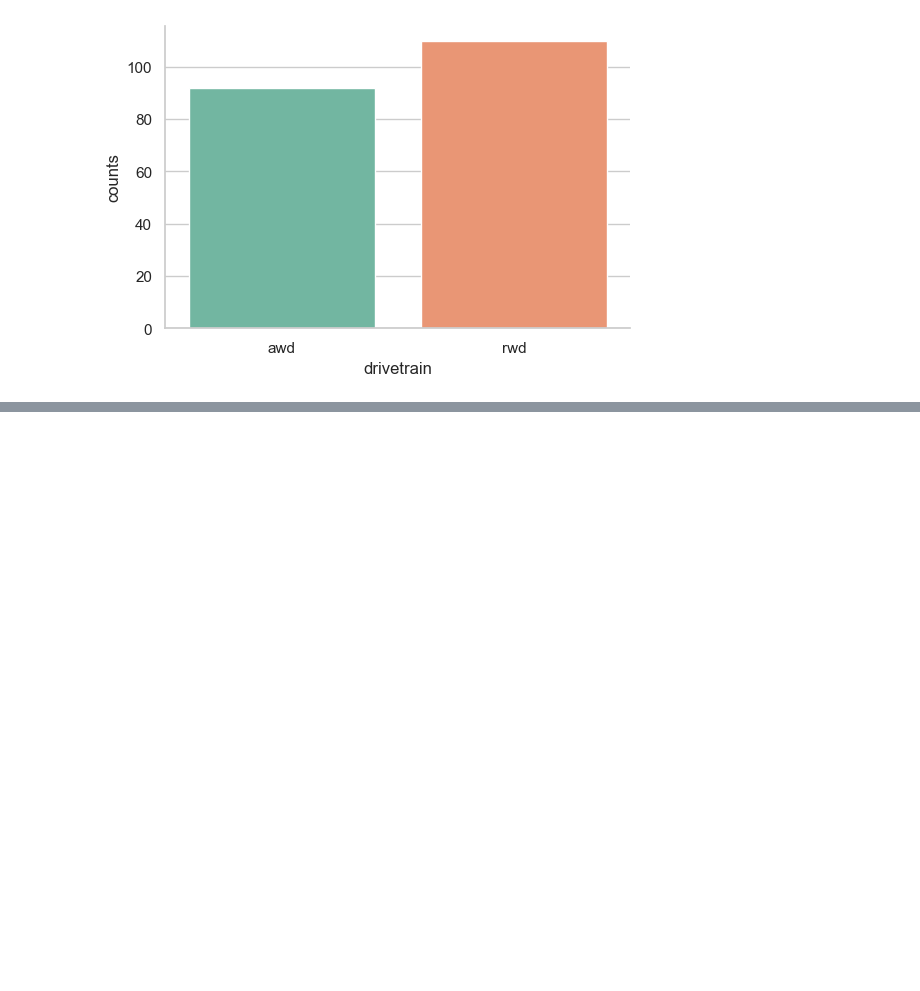
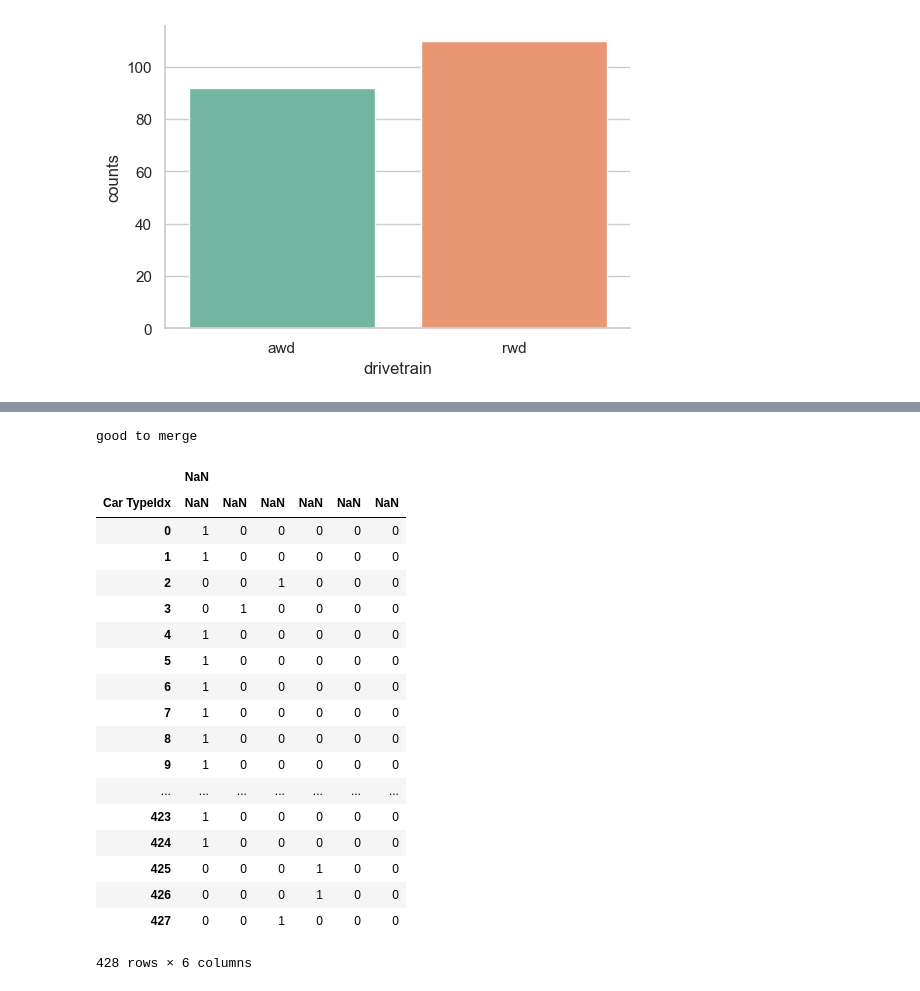
Before and after one commit to emcbride09/Lin_reg_car_data_project, a Jupyter notebook: 2-exploration.ipynb, the cells around one changed output, grey strips where cells are left out. Cells and saved outputs as stored; diff of their text form; code cells hidden in the pictures; blank space fills up the shorter version.

Commit message:
error to function needs multiple indexes

```diff
--- a/2-exploration.ipynb
+++ b/2-exploration.ipynb
@@ -184,3 +182,8 @@ sns.barplot(x="drivetrain", y="counts", data=freq)
 # %% [output]
 <AxesSubplot:xlabel='drivetrain', ylabel='counts'>
 [figure]
+# %%
+columns = car_dict.loc[car_dict.eval("category == 'car_type'"), "variable"]  #extract all of the drivetrain types from the data dictionary & keep the variable only that becomes columns
+data_cartype = extract_subtable(data, columns, label = "Car Type")
+
+data_cartype.head(3)
@@ -186,0 +196,57 @@ sns.barplot(x="drivetrain", y="counts", data=freq)
+# %%
+def extract_subtable(df, columns, label):
+    """Extract a sub-table which have columns labelled with numerical indexes.
+
+    Parameters
+    ----------
+    df : pandas dataframe
+        Input dataframe holding all the columns needed to extract.
+    columns : list of str
+        List of columns labels to read from.
+    label : str, optional
+        Label for the sub-table index.
+
+    Returns
+    -------
+    subdf : pandas dataframe
+        Output dataframe and checks the length against the original data for merging
+        if there is a discrepency investigate and impute
+    """
+    subdf = data[columns].copy(deep=True) # copy and keep
+    columns_noindex = subdf.columns.str.extract(r'([a-zA-Z\-_]*)([0-9]+)([a-zA-Z\-_]*)')
+    columns_noindex[0] = columns_noindex[0] + columns_noindex[2]
+    columns_noindex[1] = columns_noindex[1]
+    columns_noindex.drop(2, axis=1, inplace=True)
+    subdf.columns = pd.MultiIndex.from_frame(columns_noindex, names=["", f'{label}Idx'])
+
+    if len(subdf) == len(data):
+        print('good to merge')
+    else:
+        print('length discrepency - needs investigation before merging')
+
+    return subdf # you have the stacked subtable
+# %%
+columns = car_dict.loc[car_dict.eval("category == 'car_type'"), "variable"]  #extract all of the drivetrain types from the data dictionary & keep the variable only that becomes columns
+data_cartype = extract_subtable(data, columns, label = "Car Type")
+data_cartype
+# %% [output]
+good to merge
+|  | NaN |  |  |  |  |  |
+| Car TypeIdx | NaN | NaN | NaN | NaN | NaN | NaN |
+| 0 | 1 | 0 | 0 | 0 | 0 | 0 |
+| 1 | 1 | 0 | 0 | 0 | 0 | 0 |
+| 2 | 0 | 0 | 1 | 0 | 0 | 0 |
+| 3 | 0 | 1 | 0 | 0 | 0 | 0 |
+| 4 | 1 | 0 | 0 | 0 | 0 | 0 |
+| 5 | 1 | 0 | 0 | 0 | 0 | 0 |
+| 6 | 1 | 0 | 0 | 0 | 0 | 0 |
+| 7 | 1 | 0 | 0 | 0 | 0 | 0 |
+| 8 | 1 | 0 | 0 | 0 | 0 | 0 |
+| 9 | 1 | 0 | 0 | 0 | 0 | 0 |
+| ... | ... | ... | ... | ... | ... | ... |
+| 423 | 1 | 0 | 0 | 0 | 0 | 0 |
+| 424 | 1 | 0 | 0 | 0 | 0 | 0 |
+| 425 | 0 | 0 | 0 | 1 | 0 | 0 |
+| 426 | 0 | 0 | 0 | 1 | 0 | 0 |
+| 427 | 0 | 0 | 1 | 0 | 0 | 0 |
+428 rows × 6 columns
```
Also changed, not shown: parts of 3 cells of this notebook, 1 other file.
